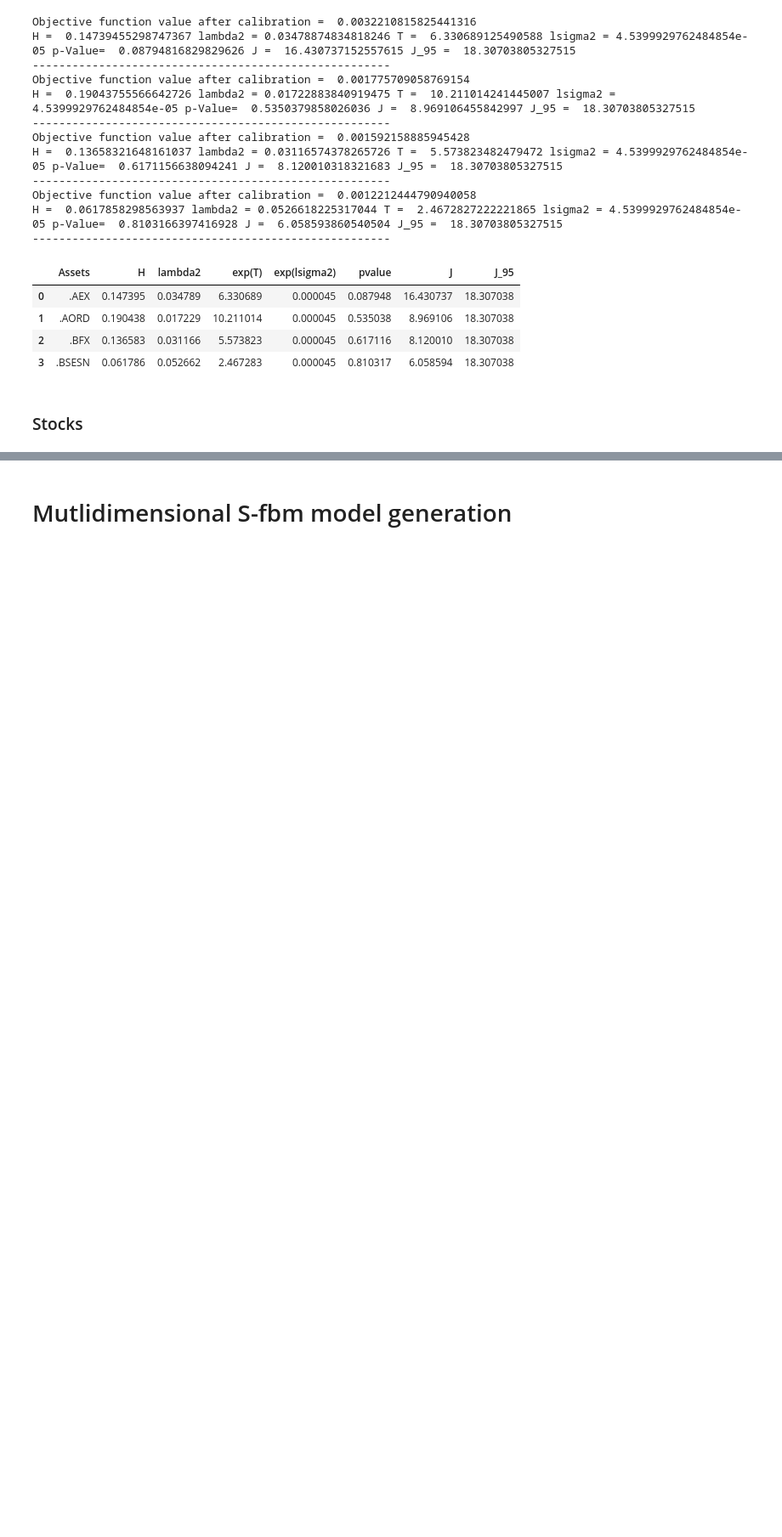
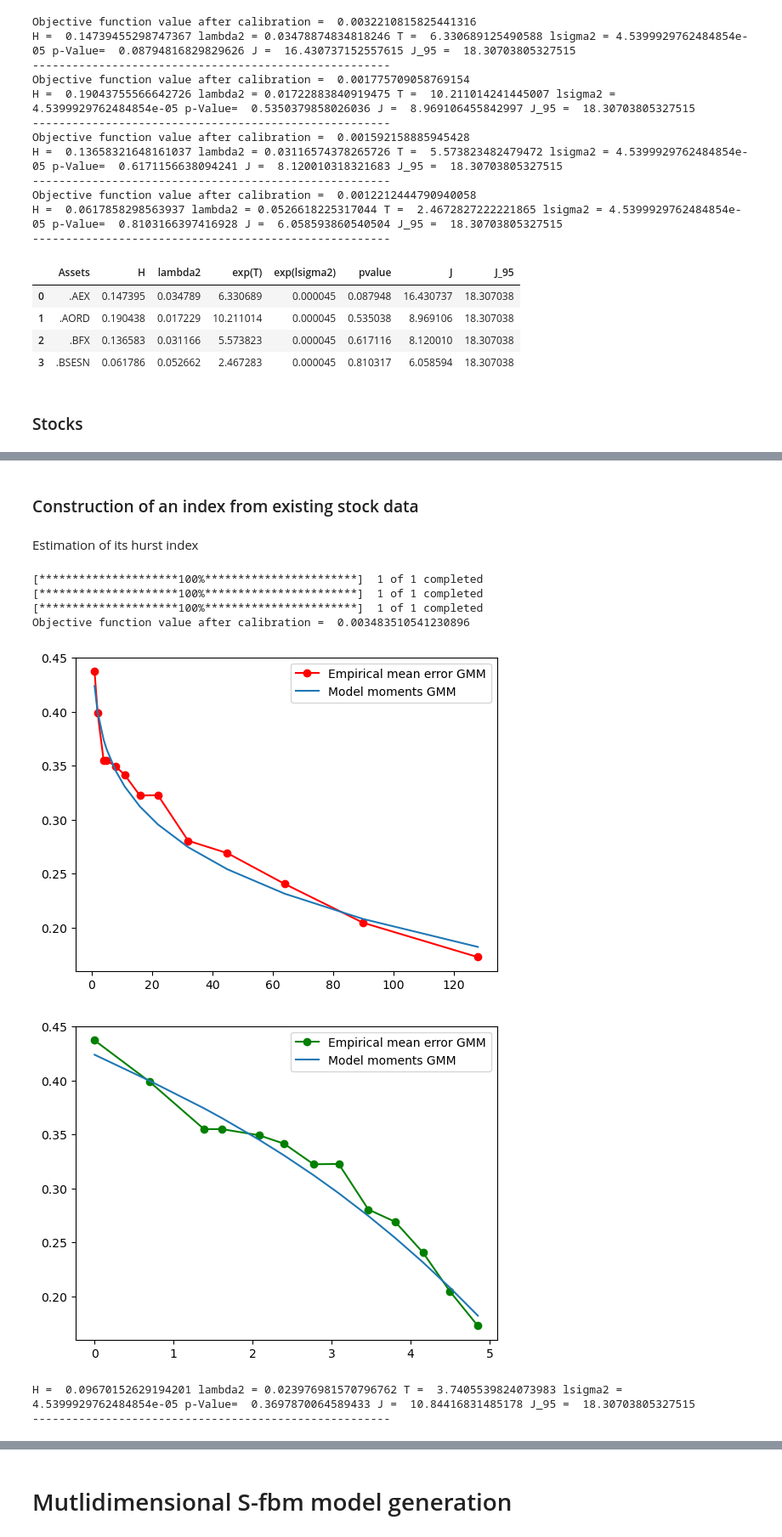
Before and after one commit to Othmane-ZARHALI/PhDThesisRepo, a Jupyter notebook: Indices vs stocks hurst index GMM estimates/HurststockVSindexlogSfbm.ipynb, the cells around one changed output, grey strips where cells are left out. Shown at 85% size. Drawn from its saved outputs; the diff is of its cells as text; code cells hidden in the pictures; blank space fills up the shorter version.

```diff
--- a/Indices vs stocks hurst index GMM estimates/HurststockVSindexlogSfbm.ipynb
+++ b/Indices vs stocks hurst index GMM estimates/HurststockVSindexlogSfbm.ipynb
@@ -438,0 +439,19 @@ H =  0.029206883130497876 lambda2 = 0.06904131686015191 T =  2.073823867358184 l
+# %% [markdown]
+### Construction of an index from existing stock data
+# %% [markdown]
+Estimation of its hurst index
+# %%
+weights = [0.25,0.25,0.5]
+Stocks_test_synthindex_symbols = ["TSLA","AAPL","NVDA"]
+logvol_synthetic_index_yf = realized_vol_data_obj_yf.LogVolSyntheticIndexFromData(Stocks_test_synthindex_symbols,weights)
+GMM_obj_synthetic_index = GMM()
+GMM_obj_synthetic_index.ComputeParamsGMM(logvol_synthetic_index_yf)
+# %% [output]
+[*********************100%***********************]  1 of 1 completed
+[*********************100%***********************]  1 of 1 completed
+[*********************100%***********************]  1 of 1 completed
+Objective function value after calibration =  0.003483510541230896
+[figure, added]
+[figure, added]
+H =  0.09670152629194201 lambda2 = 0.023976981570796762 T =  3.7405539824073983 lsigma2 = 4.5399929762484854e-05 p-Value=  0.3697870064589433 J =  10.84416831485178 J_95 =  18.30703805327515
+------------------------------------------------------
```
Also changed, not shown: parts of 25 cells of this notebook, 4 other files.
